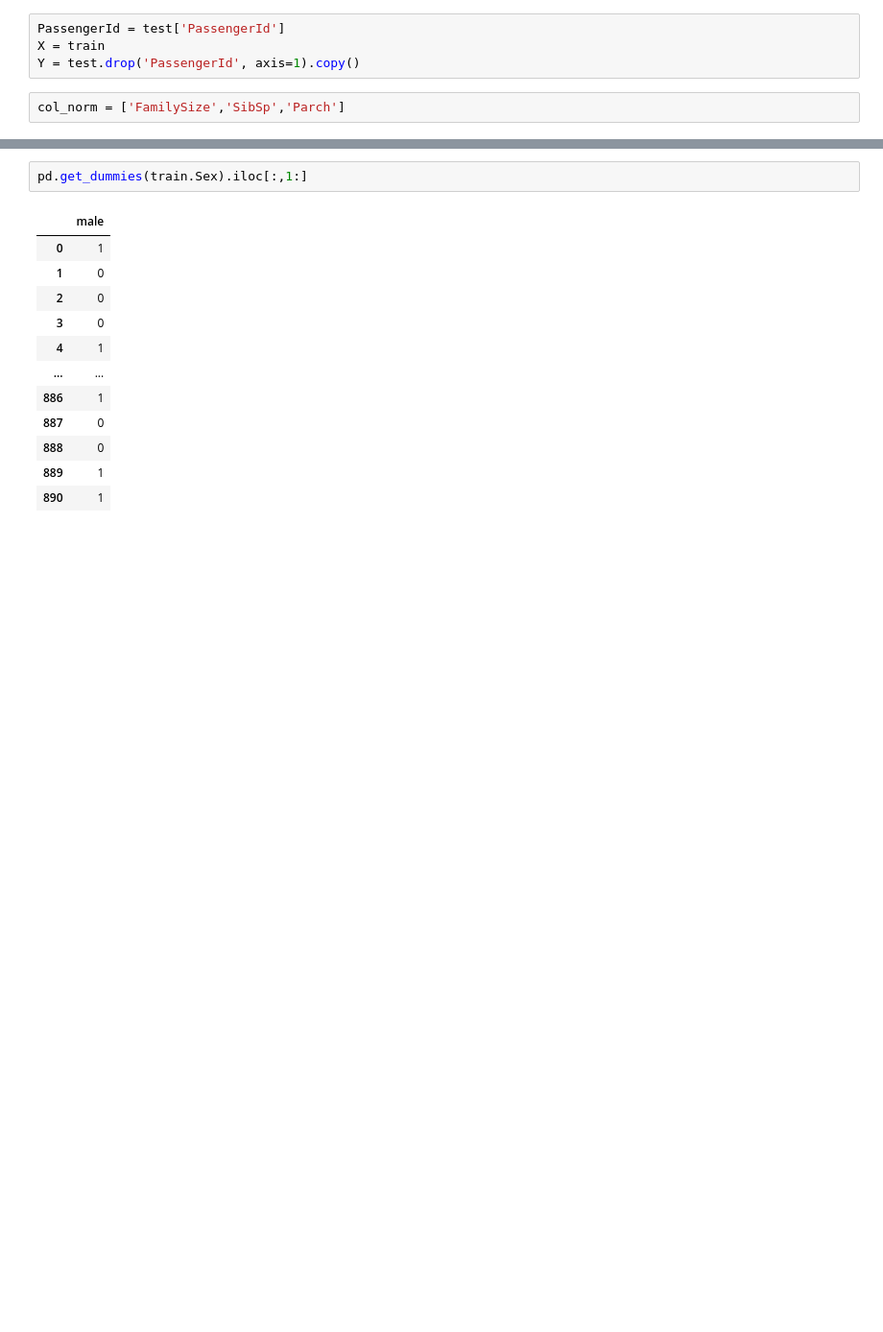
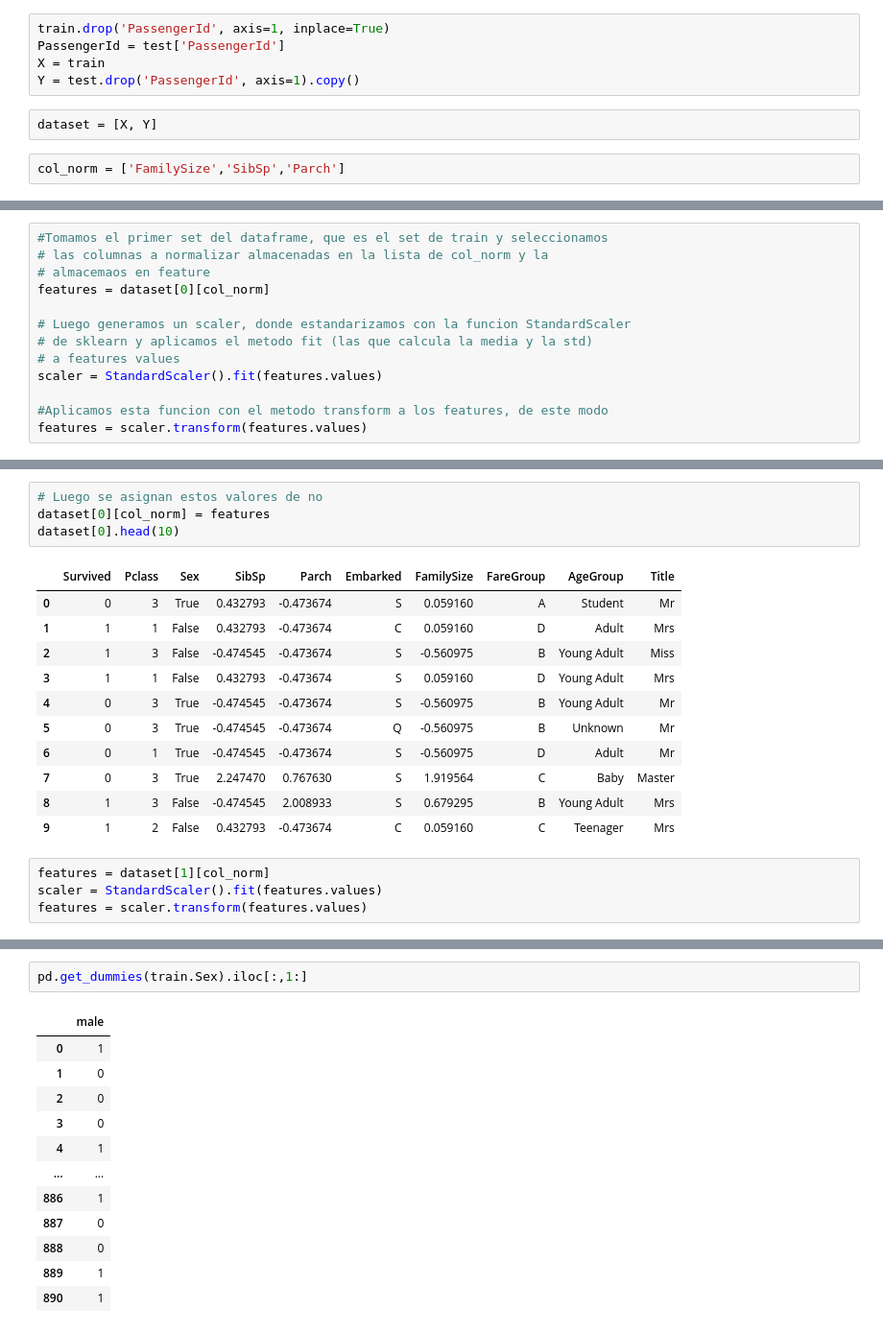
Before and after one commit to AngelloVillanueva/titanic_kaggle, a Jupyter notebook: Titanic.ipynb, the cells around one changed output, grey strips where cells are left out. Shown: that part at 96% size. Cells and saved outputs as stored; diff of their text form; blank space fills up the shorter version.

```diff
--- a/Titanic.ipynb
+++ b/Titanic.ipynb
@@ -636,6 +460,9 @@ test.head()
 # %%
+train.drop('PassengerId', axis=1, inplace=True)
 PassengerId = test['PassengerId']
 X = train
 Y = test.drop('PassengerId', axis=1).copy()
+# %%
+dataset = [X, Y]
 # %%
 col_norm = ['FamilySize','SibSp','Parch']
@@ -641,0 +492,13 @@ col_norm = ['FamilySize','SibSp','Parch']
+# %%
+#Tomamos el primer set del dataframe, que es el set de train y seleccionamos
+# las columnas a normalizar almacenadas en la lista de col_norm y la
+# almacemaos en feature
+features = dataset[0][col_norm]
+
+# Luego generamos un scaler, donde estandarizamos con la funcion StandardScaler
+# de sklearn y aplicamos el metodo fit (las que calcula la media y la std)
+# a features values
+scaler = StandardScaler().fit(features.values)
+
+#Aplicamos esta funcion con el metodo transform a los features, de este modo
+features = scaler.transform(features.values)
@@ -641,0 +516,20 @@ col_norm = ['FamilySize','SibSp','Parch']
+# %%
+# Luego se asignan estos valores de no
+dataset[0][col_norm] = features
+dataset[0].head(10)
+# %% [output]
+|  | Survived | Pclass | Sex | SibSp | Parch | Embarked | FamilySize | FareGroup | AgeGroup | Title |
+| 0 | 0 | 3 | True | 0.432793 | -0.473674 | S | 0.059160 | A | Student | Mr |
+| 1 | 1 | 1 | False | 0.432793 | -0.473674 | C | 0.059160 | D | Adult | Mrs |
+| 2 | 1 | 3 | False | -0.474545 | -0.473674 | S | -0.560975 | B | Young Adult | Miss |
+| 3 | 1 | 1 | False | 0.432793 | -0.473674 | S | 0.059160 | D | Young Adult | Mrs |
+| 4 | 0 | 3 | True | -0.474545 | -0.473674 | S | -0.560975 | B | Young Adult | Mr |
+| 5 | 0 | 3 | True | -0.474545 | -0.473674 | Q | -0.560975 | B | Unknown | Mr |
+| 6 | 0 | 1 | True | -0.474545 | -0.473674 | S | -0.560975 | D | Adult | Mr |
+| 7 | 0 | 3 | True | 2.247470 | 0.767630 | S | 1.919564 | C | Baby | Master |
+| 8 | 1 | 3 | False | -0.474545 | 2.008933 | S | 0.679295 | B | Young Adult | Mrs |
+| 9 | 1 | 2 | False | 0.432793 | -0.473674 | C | 0.059160 | C | Teenager | Mrs |
+# %%
+features = dataset[1][col_norm]
+scaler = StandardScaler().fit(features.values)
+features = scaler.transform(features.values)
```
Also changed, not shown: parts of 33 cells of this notebook.
